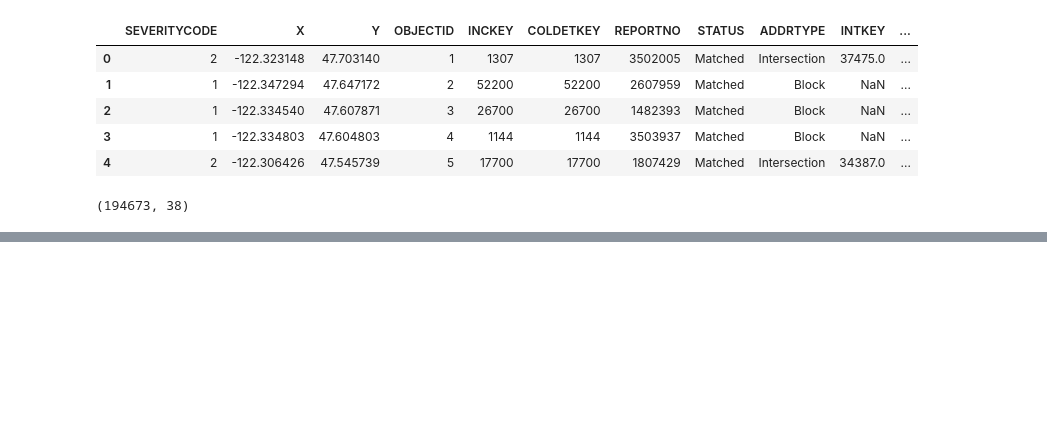
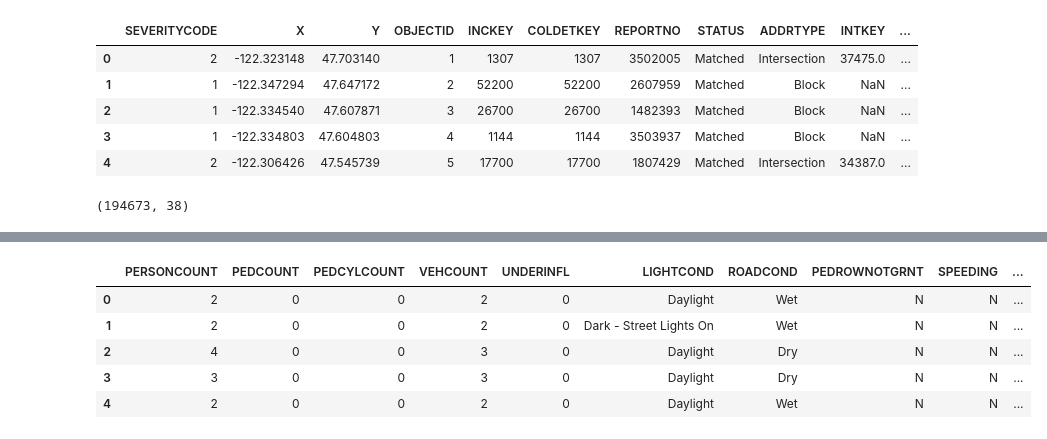
Before and after one commit to DomStue/Coursera_Capstone, a Jupyter notebook: Capstone.ipynb, the cells around one changed output, grey strips where cells are left out. Cells and saved outputs as stored; diff of their text form; code cells hidden in the pictures; blank space fills up the shorter version.

```diff
--- a/Capstone.ipynb
+++ b/Capstone.ipynb
@@ -78,0 +365,12 @@ Name: ROADCOND, dtype: object
+# %%
+Features_enc = pd.concat((Features_enc,pd.get_dummies(Features_enc.WEATHER)),axis=1)
+Features_enc.drop(['Unknown'], axis = 1,inplace=True)
+Features_enc.drop(['WEATHER'], axis = 1,inplace=True)
+Features_enc.head()
+# %% [output]
+|  | PERSONCOUNT | PEDCOUNT | PEDCYLCOUNT | VEHCOUNT | UNDERINFL | LIGHTCOND | ROADCOND | PEDROWNOTGRNT | SPEEDING | ... |
+| 0 | 2 | 0 | 0 | 2 | 0 | Daylight | Wet | N | N | ... |
+| 1 | 2 | 0 | 0 | 2 | 0 | Dark - Street Lights On | Wet | N | N | ... |
+| 2 | 4 | 0 | 0 | 3 | 0 | Daylight | Dry | N | N | ... |
+| 3 | 3 | 0 | 0 | 3 | 0 | Daylight | Dry | N | N | ... |
+| 4 | 2 | 0 | 0 | 2 | 0 | Daylight | Wet | N | N | ... |
```
Also changed, not shown: parts of 65 cells of this notebook.
